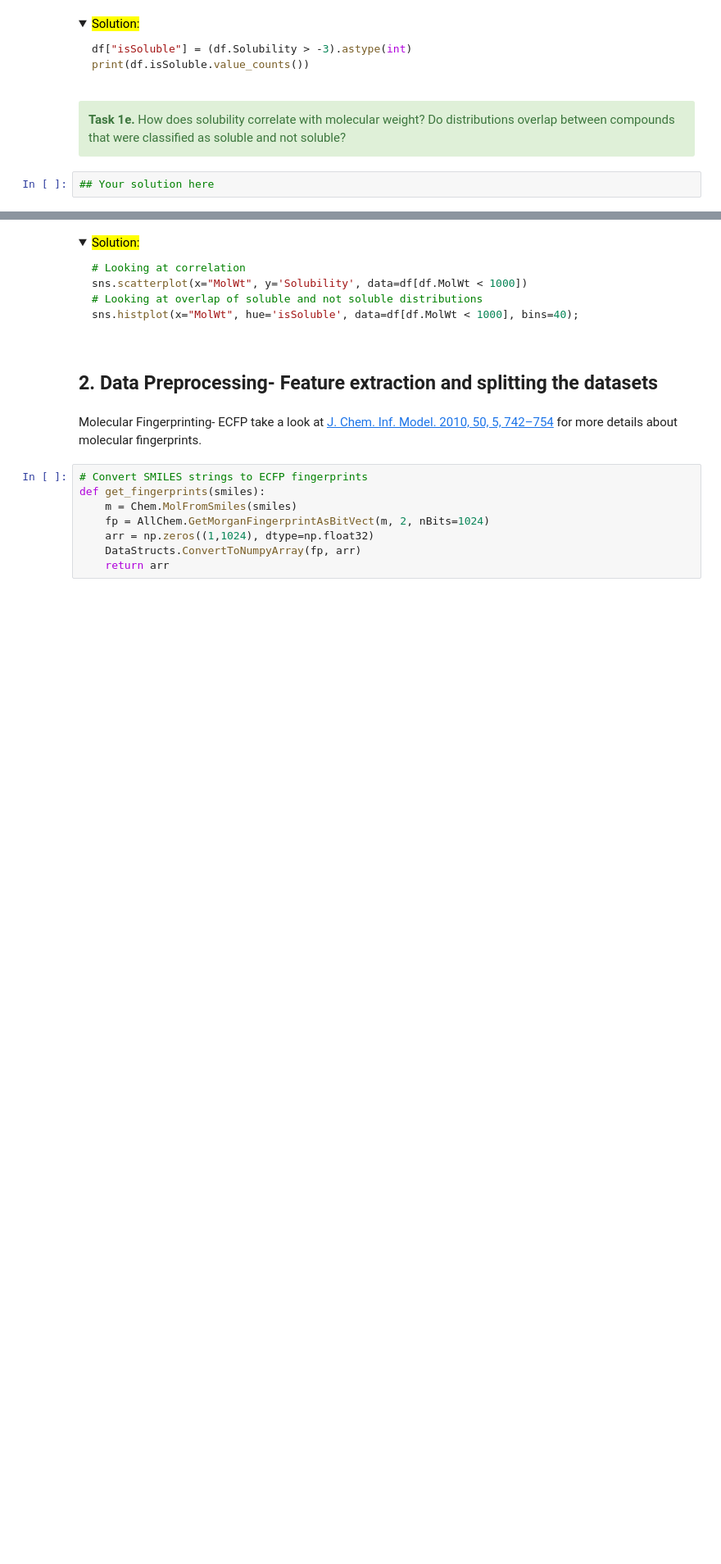
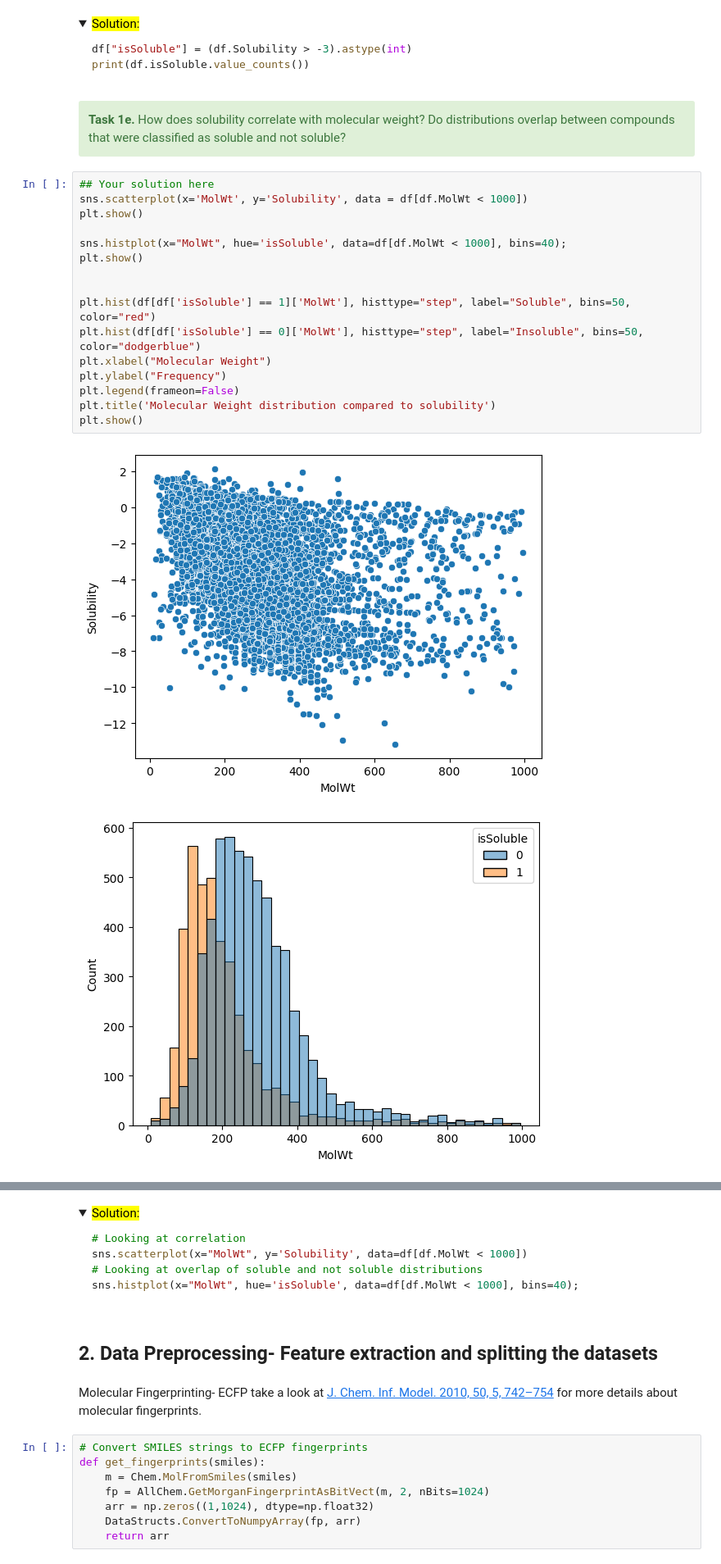
Before and after one commit to LadyLilyan/ML_chem, a Jupyter notebook: Workshops/workshop_03/02_Solubility_classification.ipynb, the cells around one changed output, grey strips where cells are left out. Shown at 82% size. Saved outputs shown, nothing was run; the diff lists cells and outputs as text; folded sections open; blank space fills up the shorter version.

```diff
--- a/Workshops/workshop_03/02_Solubility_classification.ipynb
+++ b/Workshops/workshop_03/02_Solubility_classification.ipynb
@@ -229,5 +250,22 @@ print(df.isSoluble.value_counts())
 # %% [markdown]
 <div class="alert alert-success">
 <b>Task 1e.</b> How does solubility correlate with molecular weight? Do distributions overlap between compounds that were classified as soluble and not soluble?  </div>
-# %%
-## Your solution here
+# %%
+## Your solution here
+sns.scatterplot(x='MolWt', y='Solubility', data = df[df.MolWt < 1000])
+plt.show()
+
+sns.histplot(x="MolWt", hue='isSoluble', data=df[df.MolWt < 1000], bins=40);
+plt.show()
+
+
+plt.hist(df[df['isSoluble'] == 1]['MolWt'], histtype="step", label="Soluble", bins=50, color="red")
+plt.hist(df[df['isSoluble'] == 0]['MolWt'], histtype="step", label="Insoluble", bins=50, color="dodgerblue")
+plt.xlabel("Molecular Weight")
+plt.ylabel("Frequency")
+plt.legend(frameon=False)
+plt.title('Molecular Weight distribution compared to solubility')
+plt.show()
+# %% [output]
+[figure, added]
+[figure, added]
```
Also changed, not shown: parts of 3 cells of this notebook.
